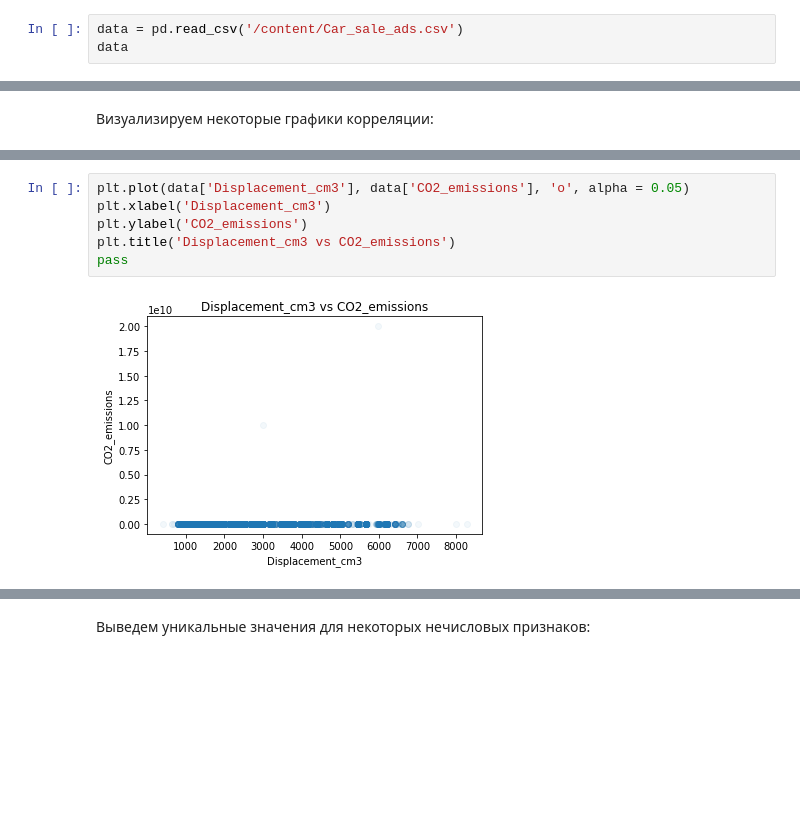
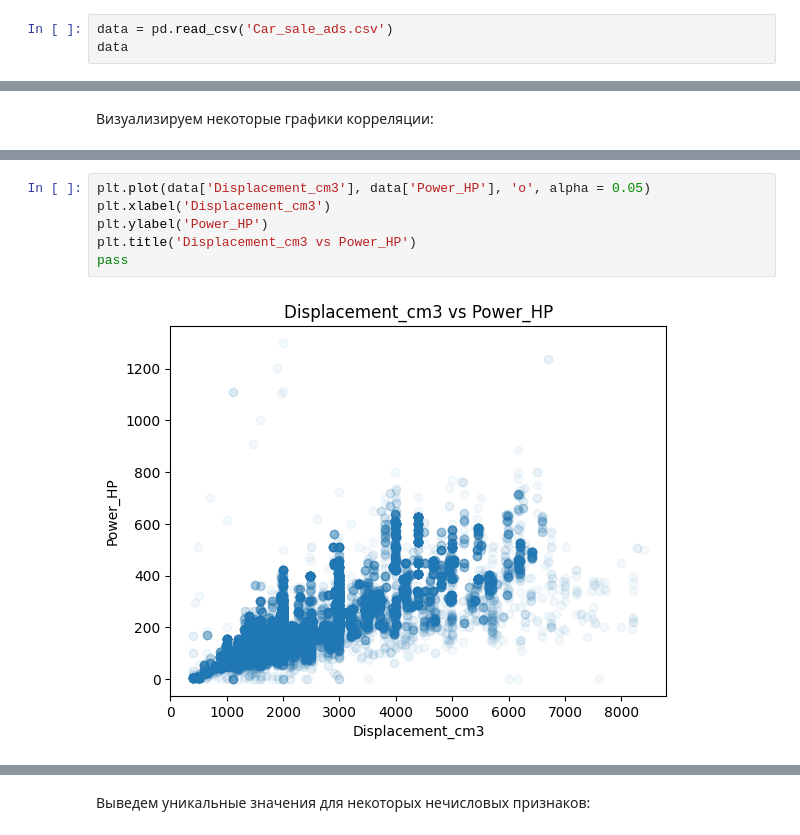
Before and after one commit to Zayyya/ML, a Jupyter notebook: CarPricesPoland.ipynb, the cells around one changed output, grey strips where cells are left out. Cells and saved outputs as stored; diff of their text form; blank space fills up the shorter version.

```diff
--- a/CarPricesPoland.ipynb
+++ b/CarPricesPoland.ipynb
@@ -25,7 +29,7 @@ import pandas as pd
 # %% [markdown]
 Считываем dataset и выводим его содержимое, для наглядности, на экран:
 # %%
-data = pd.read_csv('/content/Car_sale_ads.csv')
+data = pd.read_csv('Car_sale_ads.csv')
 data
 # %% [output]
 |  | Index | Price | Currency | Condition | Vehicle_brand | Vehicle_model | Vehicle_version | ... |
@@ -240,9 +233,9 @@ pass
 # %%
-plt.plot(data['Displacement_cm3'], data['CO2_emissions'], 'o', alpha = 0.05)
+plt.plot(data['Displacement_cm3'], data['Power_HP'], 'o', alpha = 0.05)
 plt.xlabel('Displacement_cm3')
-plt.ylabel('CO2_emissions')
-plt.title('Displacement_cm3 vs CO2_emissions')
+plt.ylabel('Power_HP')
+plt.title('Displacement_cm3 vs Power_HP')
 pass
 # %% [output]
-[figure, old version]
+[figure, new version]
 # %%
```
Also changed, not shown: parts of 59 cells of this notebook.
